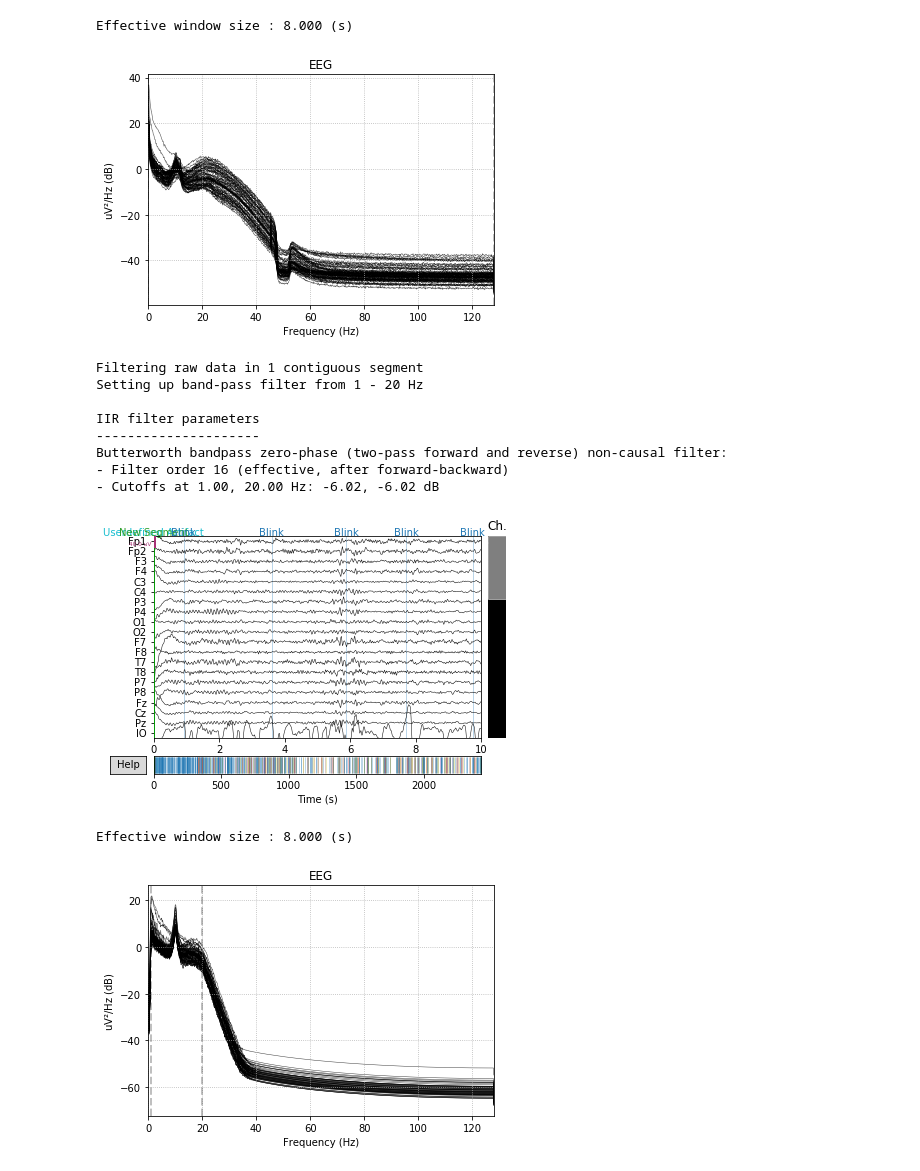
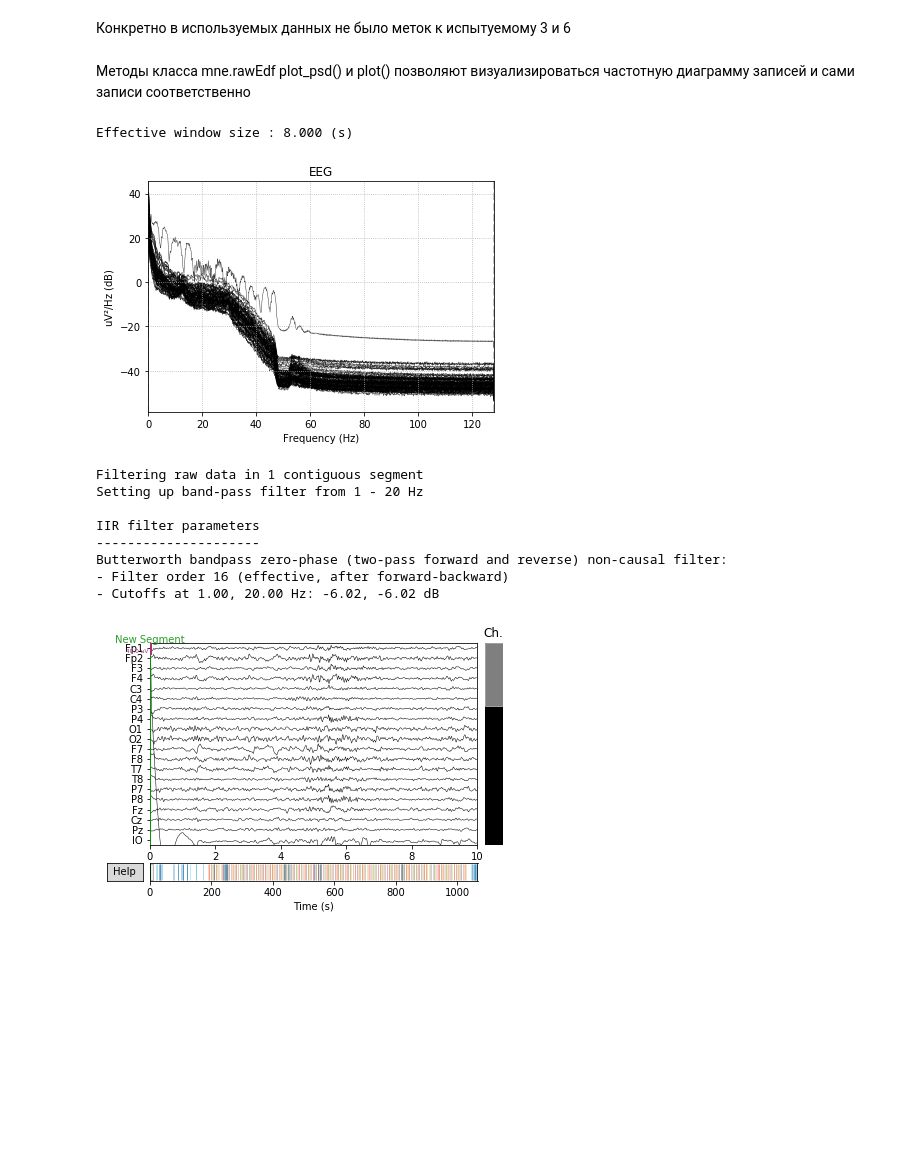
Before and after one commit to ambisinistra/thesis_materials, a Jupyter notebook: Diploma LieClassifier V1 smoothing_applied.ipynb, the cells around one changed output. Saved outputs shown, nothing was run; the diff lists cells and outputs as text; code cells hidden in the pictures; blank space fills up the shorter version.

```diff
--- a/Diploma LieClassifier V1 smoothing_applied.ipynb
+++ b/Diploma LieClassifier V1 smoothing_applied.ipynb
@@ -94,10 +43,18 @@ Reading 0 ... 253695  =      0.000 ...   990.996 secs...
+# %% [markdown]
+Конкретно в используемых данных не было меток к испытуемому 3 и 6
+# %%
+_ = eeg_samples.pop(6)
+_ = eeg_samples.pop(3)
+# %% [markdown]
+Методы класса mne.rawEdf plot_psd() и plot() позволяют визуализироваться частотную диаграмму
+записей и сами записи соответственно
 # %%
-raw = eeg_samples[13]
+raw = eeg_samples[5]
 _ = raw.plot_psd()
 #[raw.plot_psd(picks=i) for i in raw.ch_names]
 # %% [output]
 Effective window size : 8.000 (s)
-[figure, old version]
+[figure, new version]
 # %%
 raw.filter(1, 20, method = "iir")
 _ = raw.plot()
@@ -110,12 +67,7 @@ IIR filter parameters
 Butterworth bandpass zero-phase (two-pass forward and reverse) non-causal filter:
 - Filter order 16 (effective, after forward-backward)
 - Cutoffs at 1.00, 20.00 Hz: -6.02, -6.02 dB
-[figure, old version]
+[figure, new version]
-# %%
-_ = raw.plot_psd()
-# %% [output]
-Effective window size : 8.000 (s)
-[figure, removed]
 # %%
 #triyng smoothing over several epochs if needed
 
```
Also changed, not shown: parts of 26 cells of this notebook, 3 other files.
